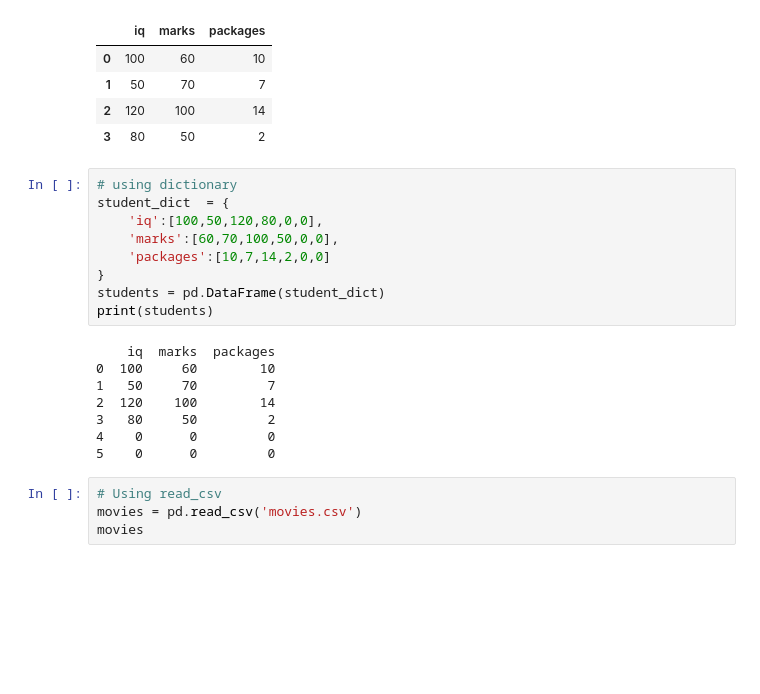
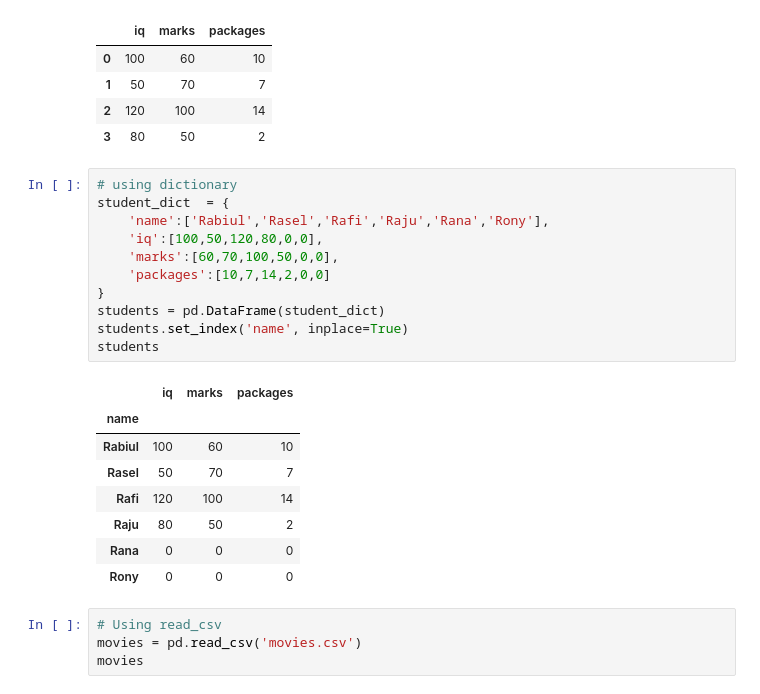
Before and after one commit to rabiuldiu30/Pandas-DataFrame, a Jupyter notebook: pandas_dataframe.ipynb, the cells around one changed output. Cells and saved outputs as stored; diff of their text form; blank space fills up the shorter version.

```diff
--- a/pandas_dataframe.ipynb
+++ b/pandas_dataframe.ipynb
@@ -24,20 +24,23 @@ pd.DataFrame(student_data,columns=['iq','marks','packages'])
 # %%
 # using dictionary
 student_dict  = {
+    'name':['Rabiul','Rasel','Rafi','Raju','Rana','Rony'],
     'iq':[100,50,120,80,0,0],
     'marks':[60,70,100,50,0,0],
     'packages':[10,7,14,2,0,0]
 }
 students = pd.DataFrame(student_dict)
-print(students)
+students.set_index('name', inplace=True)
+students
 # %% [output]
-    iq  marks  packages
-0  100     60        10
-1   50     70         7
-2  120    100        14
-3   80     50         2
-4    0      0         0
-5    0      0         0
+|  | iq | marks | packages |
+| name |  |  |  |
+| Rabiul | 100 | 60 | 10 |
+| Rasel | 50 | 70 | 7 |
+| Rafi | 120 | 100 | 14 |
+| Raju | 80 | 50 | 2 |
+| Rana | 0 | 0 | 0 |
+| Rony | 0 | 0 | 0 |
 # %%
 # Using read_csv
 movies = pd.read_csv('movies.csv')
```
Also changed, not shown: parts of 13 cells of this notebook.
